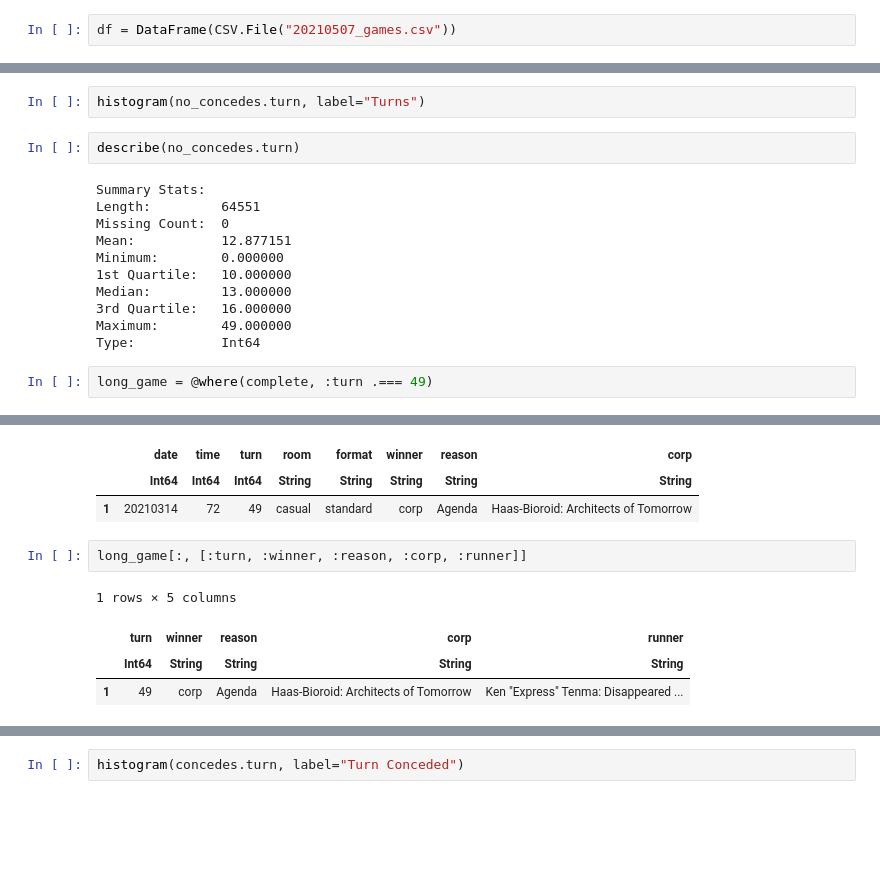
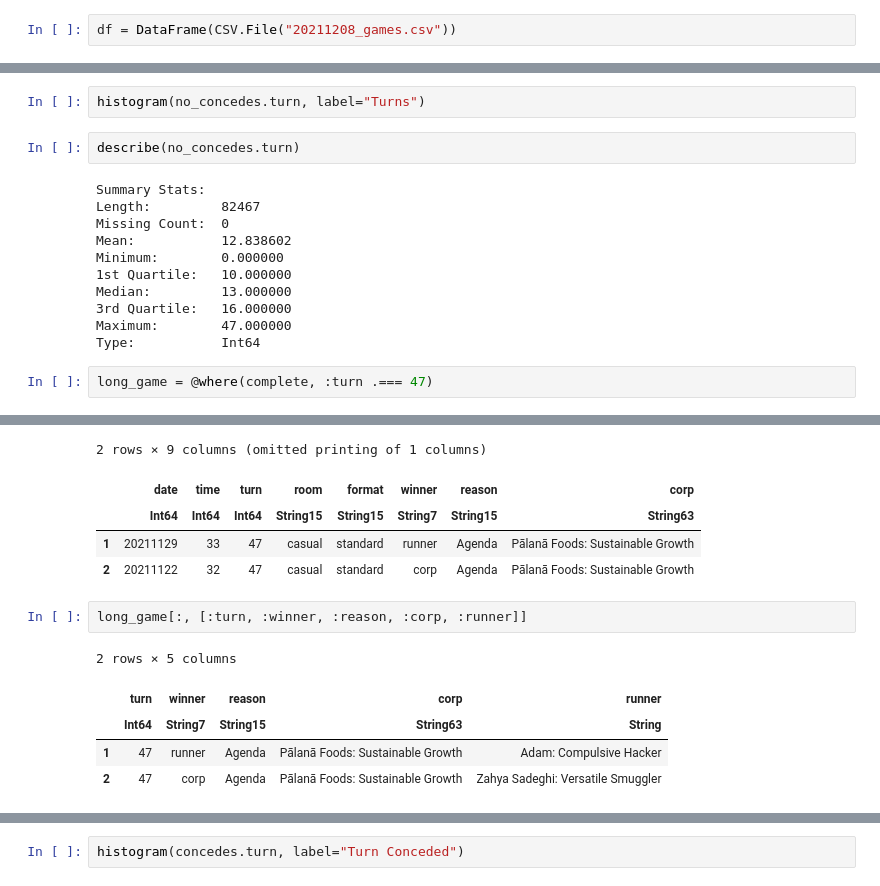
Before and after one commit to jwarwick/netrunner_stats, a Jupyter notebook: game_logs.ipynb, the cells around one changed output, grey strips where cells are left out. Cells and saved outputs as stored; diff of their text form; blank space fills up the shorter version.

```diff
--- a/game_logs.ipynb
+++ b/game_logs.ipynb
@@ -36,5 +36,5 @@ using StatsPlots;
 # %% [markdown]
 ## Load the data
 # %%
-df = DataFrame(CSV.File("20210507_games.csv"))
+df = DataFrame(CSV.File("20211208_games.csv"))
 # %% [output]
@@ -281,15 +291,15 @@ histogram(no_concedes.turn, label="Turns")
 describe(no_concedes.turn)
 # %% [output]
 Summary Stats:
-Length:         64551
+Length:         82467
 Missing Count:  0
-Mean:           12.877151
+Mean:           12.838602
 Minimum:        0.000000
 1st Quartile:   10.000000
 Median:         13.000000
 3rd Quartile:   16.000000
-Maximum:        49.000000
+Maximum:        47.000000
 Type:           Int64
 # %%
-long_game = @where(complete, :turn .=== 49)
+long_game = @where(complete, :turn .=== 47)
 # %% [output]
@@ -297,13 +308,16 @@ long_game = @where(complete, :turn .=== 49)
+2 rows × 9 columns (omitted printing of 1 columns)
 |  | date | time | turn | room | format | winner | reason | corp |
-|  | Int64 | Int64 | Int64 | String | String | String | String | String |
-| 1 | 20210314 | 72 | 49 | casual | standard | corp | Agenda | Haas-Bioroid: Architects of Tomorrow |
+|  | Int64 | Int64 | Int64 | String15 | String15 | String7 | String15 | String63 |
+| 1 | 20211129 | 33 | 47 | casual | standard | runner | Agenda | Pālanā Foods: Sustainable Growth |
+| 2 | 20211122 | 32 | 47 | casual | standard | corp | Agenda | Pālanā Foods: Sustainable Growth |
 # %%
 long_game[:, [:turn, :winner, :reason, :corp, :runner]]
 # %% [output]
-1 rows × 5 columns
+2 rows × 5 columns
 |  | turn | winner | reason | corp | runner |
-|  | Int64 | String | String | String | String |
-| 1 | 49 | corp | Agenda | Haas-Bioroid: Architects of Tomorrow | Ken "Express" Tenma: Disappeared ... |
+|  | Int64 | String7 | String15 | String63 | String |
+| 1 | 47 | runner | Agenda | Pālanā Foods: Sustainable Growth | Adam: Compulsive Hacker |
+| 2 | 47 | corp | Agenda | Pālanā Foods: Sustainable Growth | Zahya Sadeghi: Versatile Smuggler |
 # %%
 concedes = @where(complete, :reason .== "Concede")
 # %% [output]
```
Also changed, not shown: parts of 25 cells of this notebook, 5 other files.
